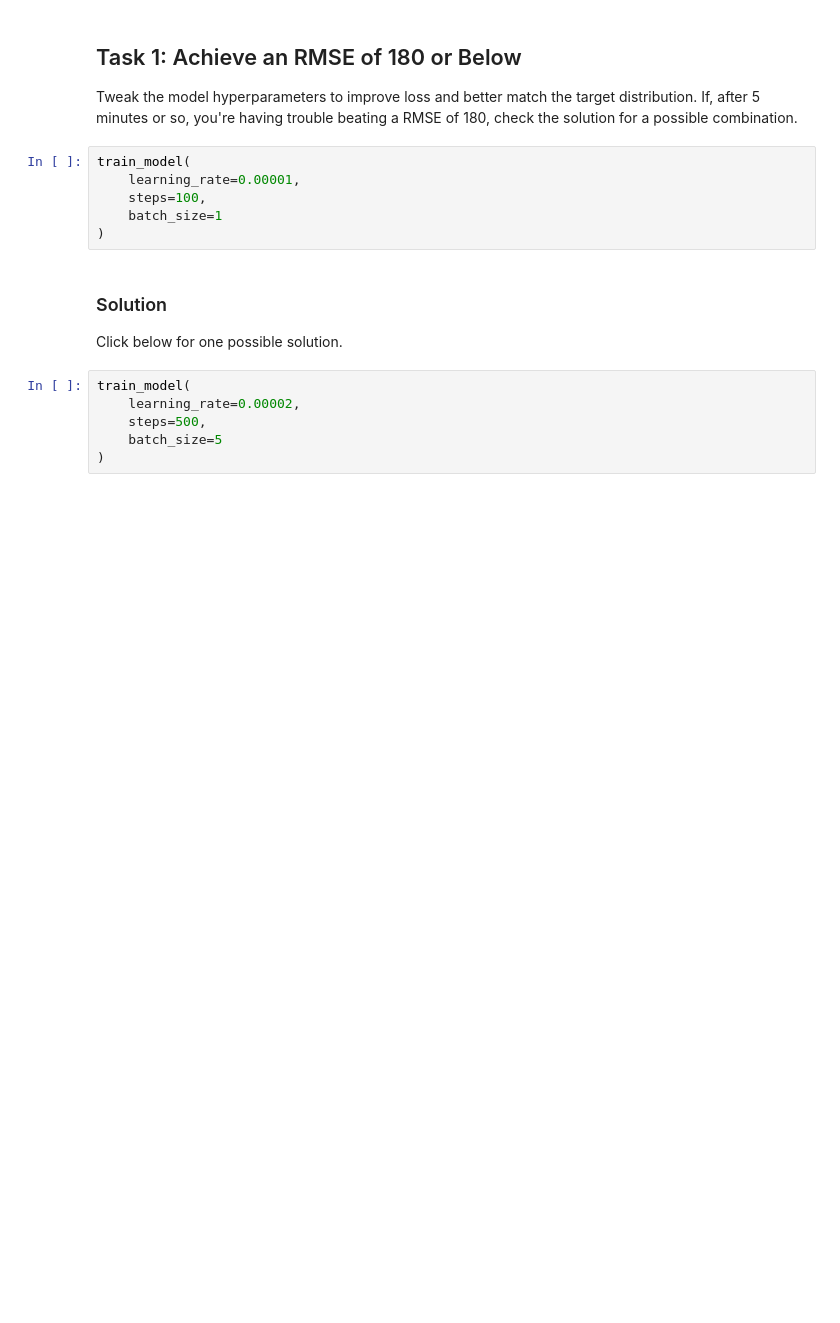
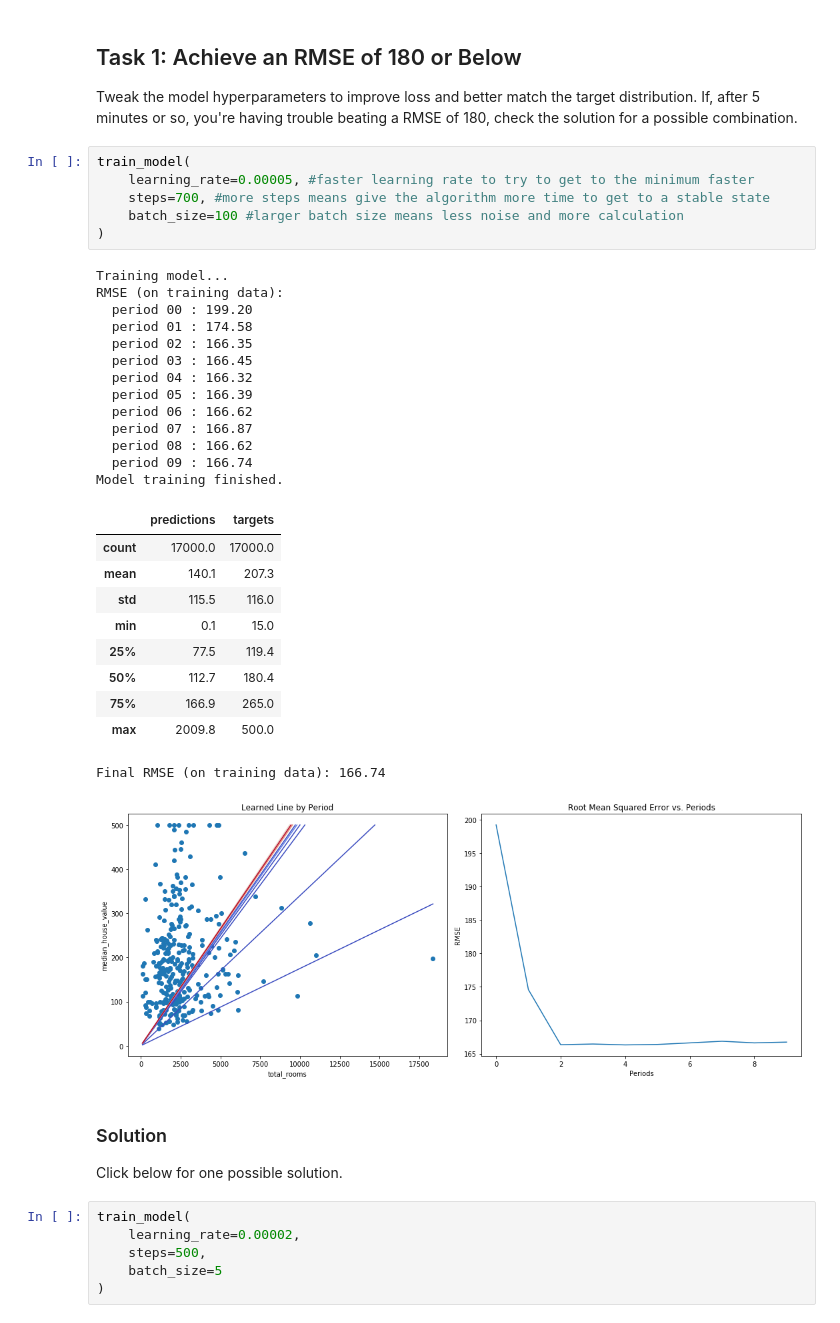
Before and after one commit to GlitchBox/ML-crash-course, a Jupyter notebook: first_steps_with_tensor_flow.ipynb, the cells around one changed output. Saved outputs shown, nothing was run; the diff lists cells and outputs as text; blank space fills up the shorter version.

```diff
--- a/first_steps_with_tensor_flow.ipynb
+++ b/first_steps_with_tensor_flow.ipynb
@@ -425,12 +468,37 @@ def train_model(learning_rate, steps, batch_size, input_feature="total_rooms"):
 
 Tweak the model hyperparameters to improve loss and better match the target distribution.
 If, after 5 minutes or so, you're having trouble beating a RMSE of 180, check the solution for a possible combination.
-# %%
-train_model(
-    learning_rate=0.00001,
-    steps=100,
-    batch_size=1
-)
+# %%
+train_model(
+    learning_rate=0.00005, #faster learning rate to try to get to the minimum faster
+    steps=700, #more steps means give the algorithm more time to get to a stable state
+    batch_size=100 #larger batch size means less noise and more calculation
+)
+# %% [output]
+Training model...
+RMSE (on training data):
+  period 00 : 199.20
+  period 01 : 174.58
+  period 02 : 166.35
+  period 03 : 166.45
+  period 04 : 166.32
+  period 05 : 166.39
+  period 06 : 166.62
+  period 07 : 166.87
+  period 08 : 166.62
+  period 09 : 166.74
+Model training finished.
+|  | predictions | targets |
+| count | 17000.0 | 17000.0 |
+| mean | 140.1 | 207.3 |
+| std | 115.5 | 116.0 |
+| min | 0.1 | 15.0 |
+| 25% | 77.5 | 119.4 |
+| 50% | 112.7 | 180.4 |
+| 75% | 166.9 | 265.0 |
+| max | 2009.8 | 500.0 |
+Final RMSE (on training data): 166.74
+[figure, added]
 # %% [markdown]
 ### Solution
 
```
Also changed, not shown: parts of 8 cells of this notebook.
